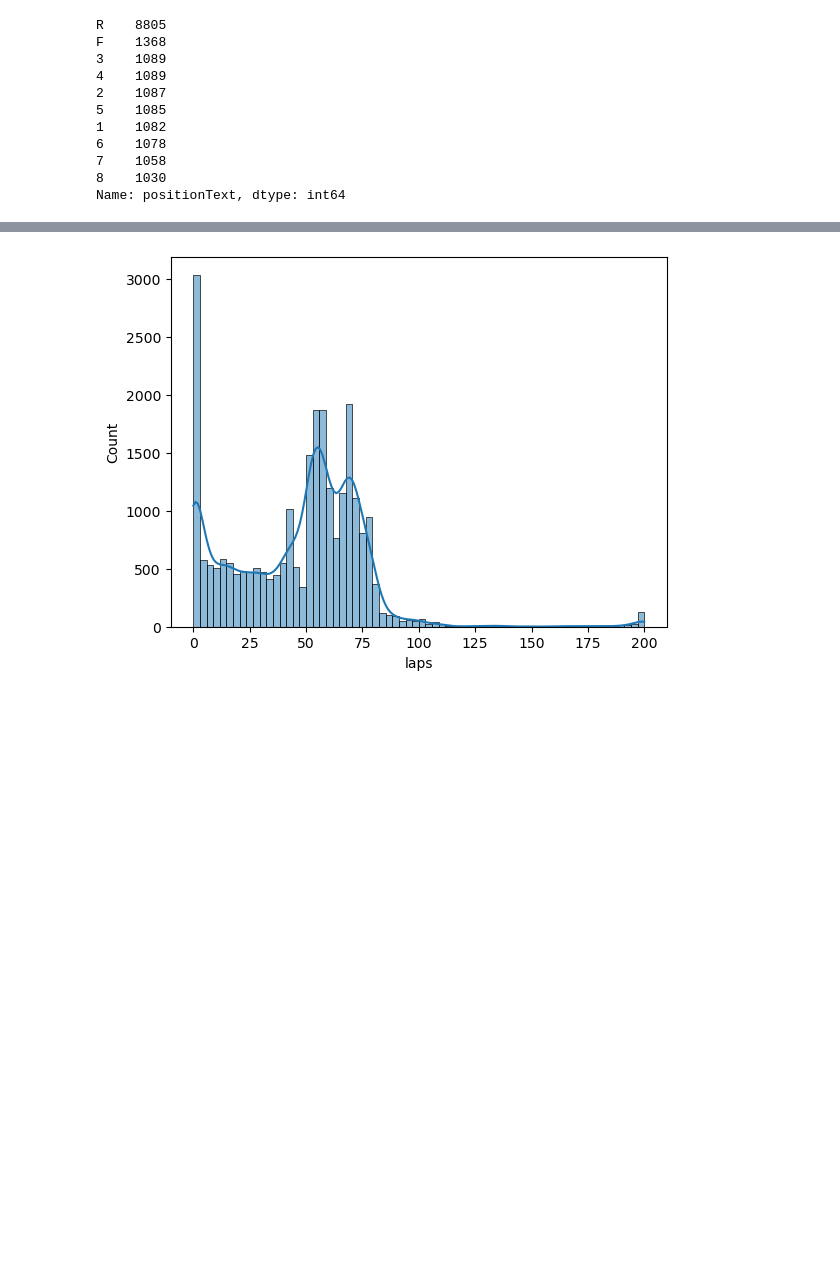
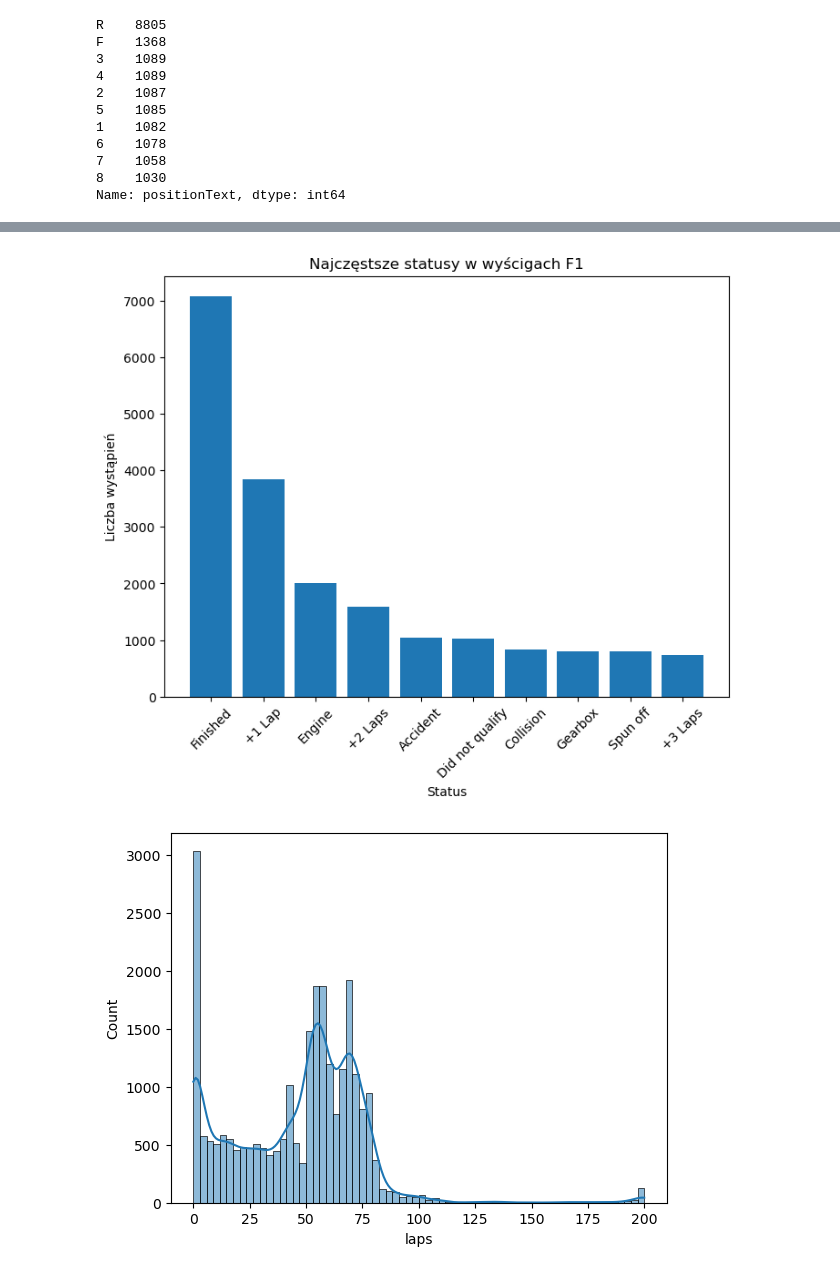
Before and after one commit to nataliaskrzypczak/python-data-analyses, a Jupyter notebook: Formula 1/F1 stats/data mining.ipynb, the cells around one changed output, grey strips where cells are left out. Saved outputs shown, nothing was run; the diff lists cells and outputs as text; code cells hidden in the pictures; blank space fills up the shorter version.

```diff
--- a/Formula 1/F1 stats/data mining.ipynb
+++ b/Formula 1/F1 stats/data mining.ipynb
@@ -151,0 +115,4 @@ merged_df
+# %%
+# Zliczenie statusów i wyświetlenie 10 najczęściej występujących
+status_counts = results['status'].value_counts().head(10)
+status_counts
@@ -152,3 +131,16 @@ merged_df
+# %%
+# Stworzenie wykresu słupkowego
+fig, ax = plt.subplots(figsize=(8,6))
+ax.bar(status_counts.index, status_counts.values)
+
+ax.set_title('Najczęstsze statusy w wyścigach F1')
+ax.set_xlabel('Status')
+ax.set_ylabel('Liczba wystąpień')
+plt.xticks(rotation=45)# Obrócenie etykiet
+
+plt.show()
+# %% [output]
+[figure, added]
 # %%
 # wizualizacja rozkładu kolumny 'lat'
 sns.histplot(results['laps'], kde=True)
```
Also changed, not shown: parts of 12 cells of this notebook, 17 other files.
